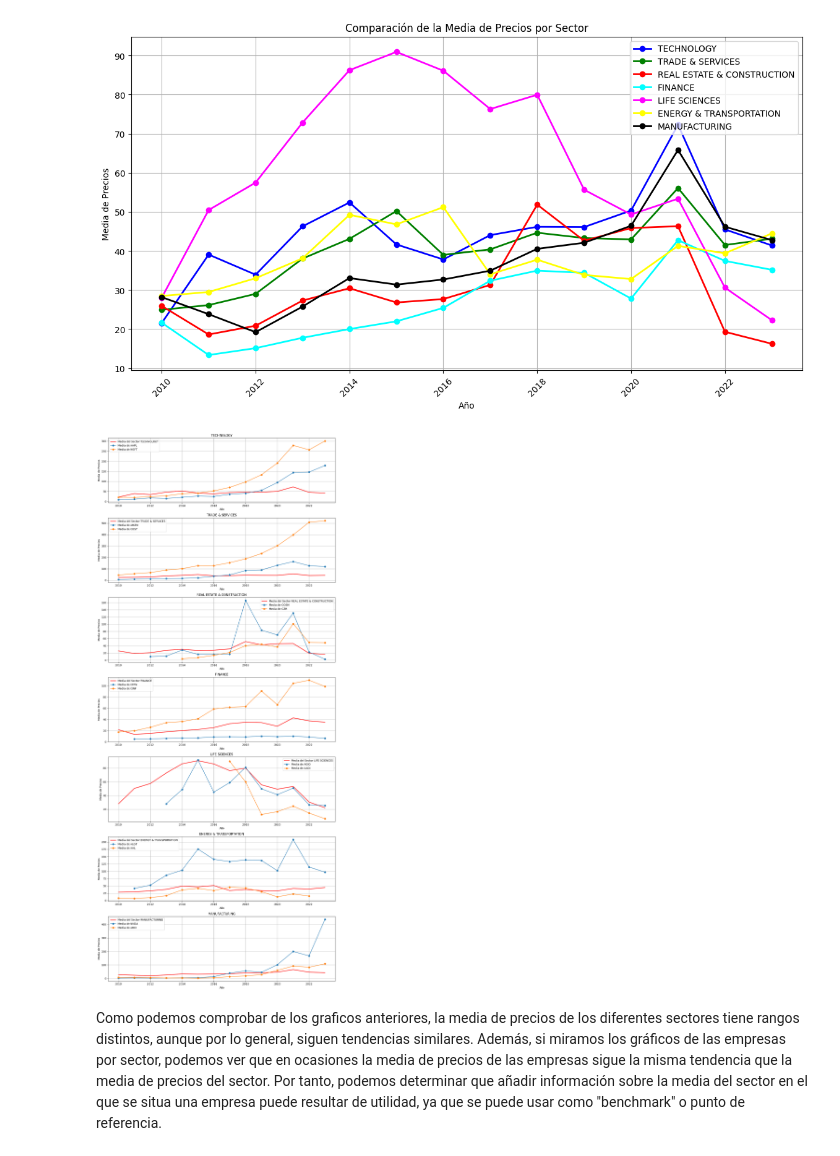
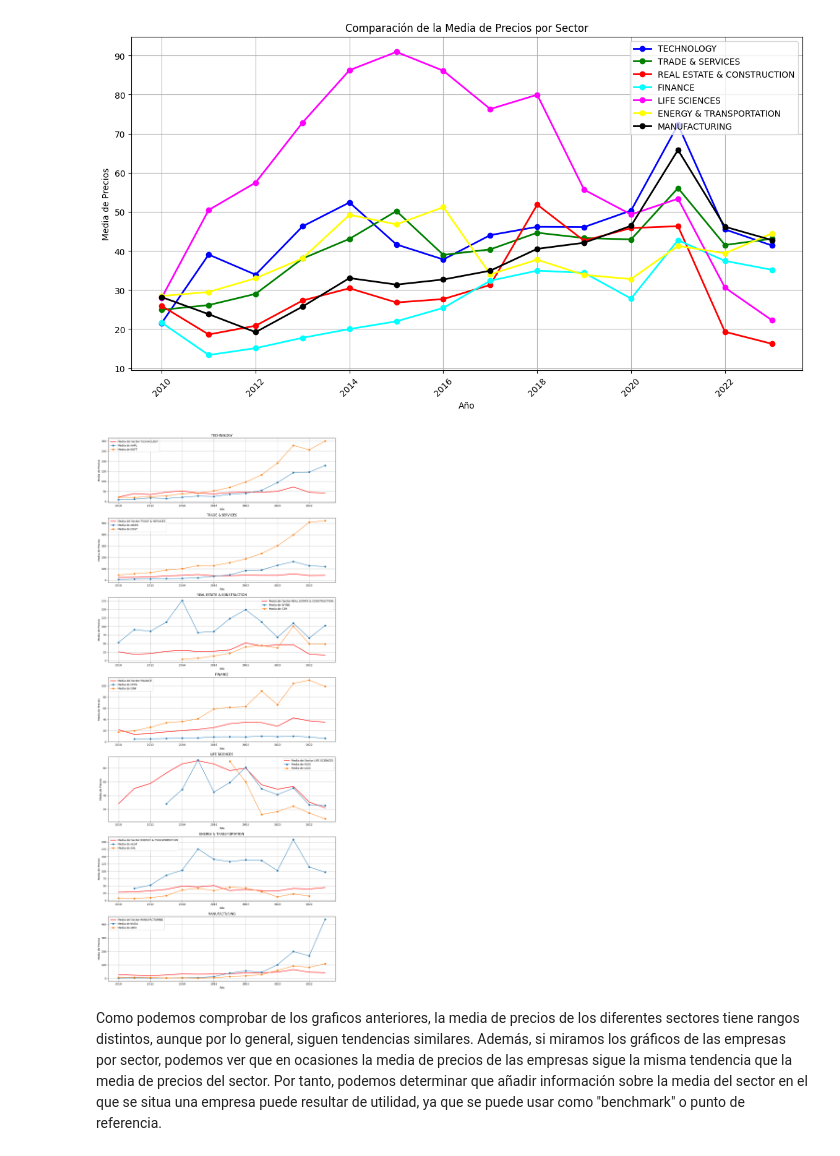
Before and after one commit to JaviGG02/TFG_MLStockRating, a Jupyter notebook: analysis_preprocessing.ipynb, the cells around one changed output. Drawn from its saved outputs; the diff is of its cells as text; code cells hidden in the pictures.

Commit message:
Correción gráfico real state

```diff
--- a/analysis_preprocessing.ipynb
+++ b/analysis_preprocessing.ipynb
@@ -328,35 +328,36 @@ def plot_sector_comparison_subplot(ax, financial_df, sector, companies, price_li
     for ticker in companies:
         company_df = financial_df[financial_df['symbol'] == ticker].copy()
         company_df['Year'] = company_df['fiscalDateEnding'].dt.year
         mean_prices_company = company_df.groupby('Year')['sharePrice'].mean()
 
         # Gráfico de la media de precios de cada empresa en el eje proporcionado
         ax.plot(mean_prices_company.index, mean_prices_company.values, label=f'Media de {ticker}', marker='o')
 
     # Personalizacion
     ax.set_title(f'{sector}')
     ax.set_xlabel('Año')
     ax.set_ylabel('Media de Precios')
     ax.legend()
     ax.grid(True)
 
 # Configurar la figura de subtramas
 fig, axs = plt.subplots(7, 1, figsize=(13, 30))  # 7 filas para los 7 sectores, 1 columna
 
 # Llama a la función para cada sector con las empresas correspondientes y un eje de subtrama
+price_limit = financial_df['sharePrice'].quantile(0.985)
 plot_sector_comparison_subplot(axs[0], financial_df, 'TECHNOLOGY', ['AAPL', 'MSFT'], price_limit)
 plot_sector_comparison_subplot(axs[1], financial_df, 'TRADE & SERVICES', ['AMZN', 'COST'], price_limit)
-plot_sector_comparison_subplot(axs[2], financial_df, 'REAL ESTATE & CONSTRUCTION', ['COSM', 'CZR'], price_limit)
+plot_sector_comparison_subplot(axs[2], financial_df, 'REAL ESTATE & CONSTRUCTION', ['WYNN', 'CZR'], price_limit)
 plot_sector_comparison_subplot(axs[3], financial_df, 'FINANCE', ['CFFN', 'CINF'], price_limit)
 plot_sector_comparison_subplot(axs[4], financial_df, 'LIFE SCIENCES', ['AGIO', 'AADI'], price_limit)
 plot_sector_comparison_subplot(axs[5], financial_df, 'ENERGY & TRANSPORTATION', ['ALGT', 'AAL'], price_limit)
 plot_sector_comparison_subplot(axs[6], financial_df, 'MANUFACTURING', ['NVDA', 'AMD'], price_limit)
 
 # Ajustar el layout para que no haya superposición de títulos
 plt.tight_layout()
 plt.show()
 # %% [output]
-[figure, old version]
+[figure, new version]
 # %% [markdown]
 Como podemos comprobar de los graficos anteriores, la media de precios de los diferentes sectores tiene rangos distintos, aunque por lo general, siguen tendencias similares. Además, si miramos los gráficos de las empresas por sector, podemos ver que en ocasiones la media de precios de las empresas sigue la misma tendencia que la media de precios del sector. Por tanto, podemos determinar que añadir información sobre la media del sector en el que se situa una empresa puede resultar de utilidad, ya que se puede usar como "benchmark" o punto de referencia.
 # %%
```
